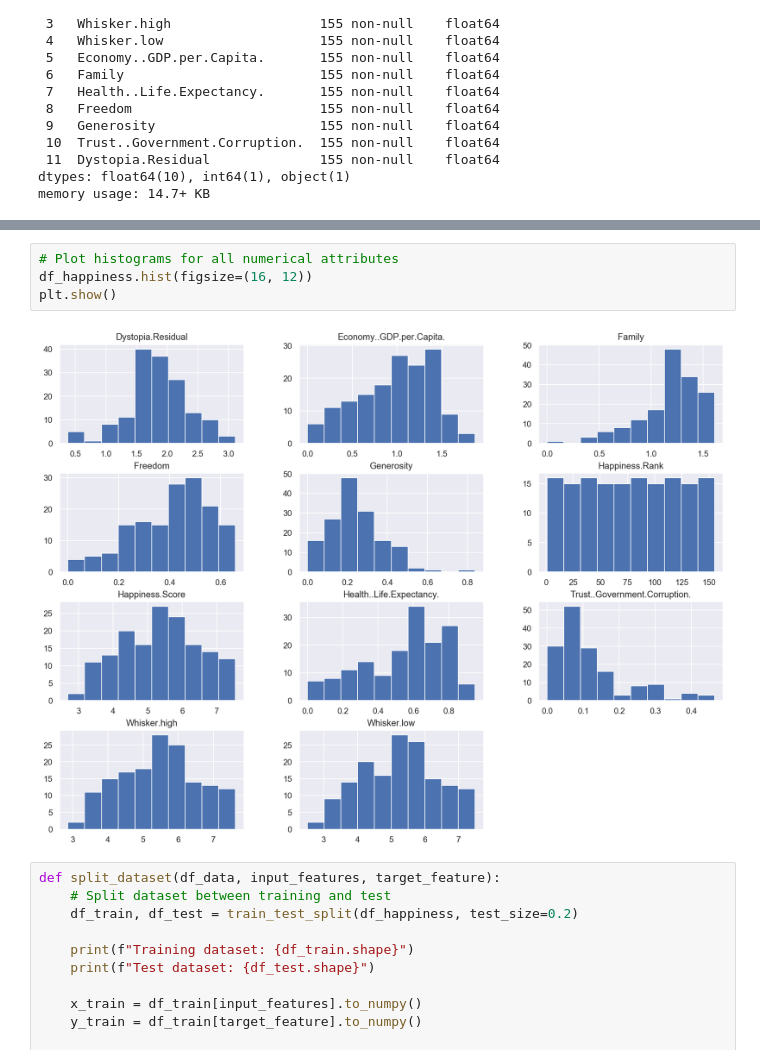
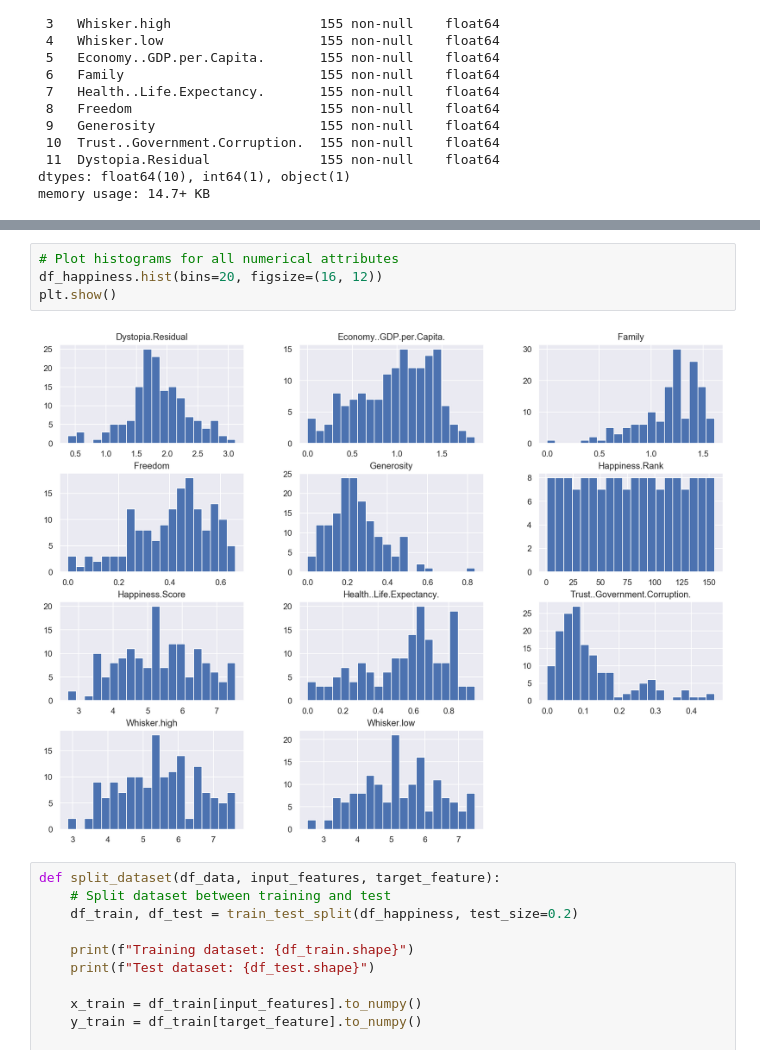
Before and after one commit to bpesquet/mlhandbook, a Jupyter notebook: algorithms/linear_regression.ipynb, the cells around one changed output, grey strips where cells are left out. Cells and saved outputs as stored; diff of their text form.

```diff
--- a/algorithms/linear_regression.ipynb
+++ b/algorithms/linear_regression.ipynb
@@ -101,10 +101,10 @@ df_happiness.head(n=10)
 | 9 | Australia | 10 | 7.284 | 7.356651 | 7.211349 | 1.484415 | 1.510042 | ... |
 # %%
 # Plot histograms for all numerical attributes
-df_happiness.hist(figsize=(16, 12))
+df_happiness.hist(bins=20, figsize=(16, 12))
 plt.show()
 # %% [output]
-[figure, old version]
+[figure, new version]
 # %%
 def split_dataset(df_data, input_features, target_feature):
     # Split dataset between training and test
```
Also changed, not shown: parts of 14 cells of this notebook.
